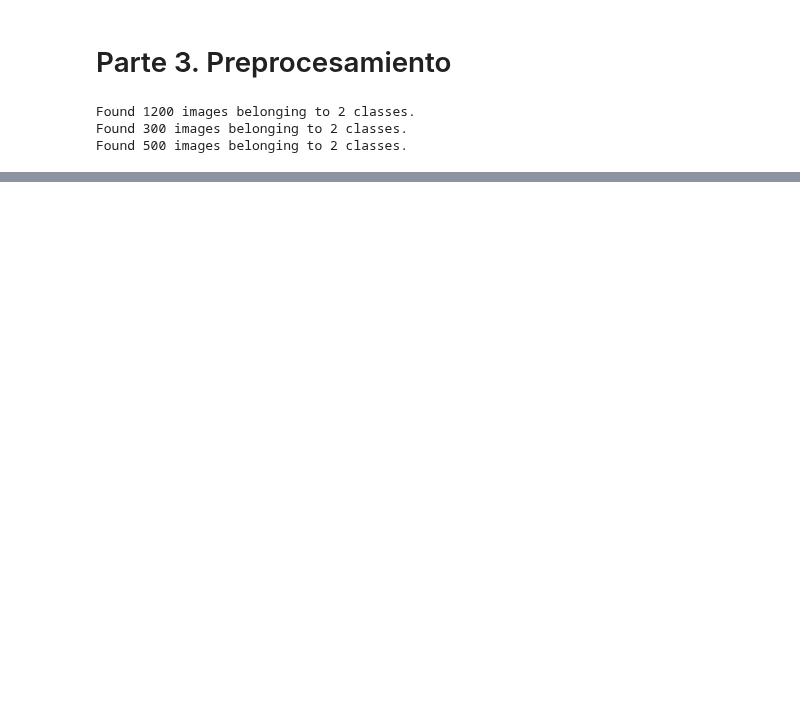
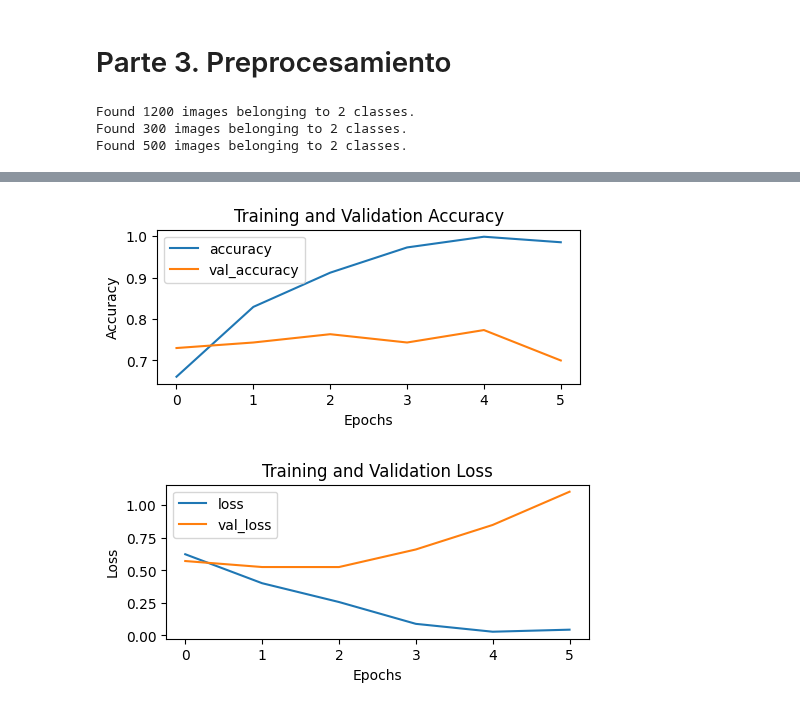
Before and after one commit to DeisyData/BIT_IA_Bootcamp, a Jupyter notebook: S12_C2_CNN_Binary_clase.ipynb, the cells around one changed output, grey strips where cells are left out. Cells and saved outputs as stored; diff of their text form; code cells hidden in the pictures; blank space fills up the shorter version.

```diff
--- a/S12_C2_CNN_Binary_clase.ipynb
+++ b/S12_C2_CNN_Binary_clase.ipynb
@@ -145,0 +142,7 @@ Found 500 images belonging to 2 classes.
+# %%
+model_1 = Sequential([Conv2D(filters=10, kernel_size=3, input_shape=(224,224,3), padding = 'valid', activation="relu"),
+                      Conv2D(filters=10, kernel_size=3,  activation="relu"),
+                      Conv2D(filters=10, kernel_size=3,  activation="relu"),
+                      Conv2D(filters=10, kernel_size=3,  activation="relu"),
+                      Flatten(),
+                      Dense(units=1, activation="sigmoid")])
@@ -145,0 +171,2 @@ Found 500 images belonging to 2 classes.
+# %%
+model_1.compile(loss="binary_crossentropy", optimizer=Adam(), metrics=["accuracy"])
@@ -145,0 +177,8 @@ Found 500 images belonging to 2 classes.
+# %%
+batch_size = 32
+history_1 = model_1.fit(train_data,
+                        epochs=6,
+                        #steps_per_epoch=np.floor(len(train_data)//batch_size),  #floor(len(X_train)//batch_size)
+                        validation_data=valid_data,
+                        #validation_steps=np.floor(len(valid_data)//batch_size),
+                        verbose = 1)
@@ -145,0 +208,27 @@ Found 500 images belonging to 2 classes.
+# %%
+def plot_train_curves(history):
+  plt.figure(figsize=(12,2))
+  plt.subplot(1,2,1)
+  plt.plot(history.history["accuracy"], label = "accuracy")
+  plt.plot(history.history["val_accuracy"], label = "val_accuracy")
+  plt.title("Training and Validation Accuracy")
+  plt.xlabel("Epochs")
+  plt.ylabel("Accuracy")
+  plt.legend()
+  plt.show()
+
+
+  plt.figure(figsize=(12,2))
+  plt.subplot(1,2,1)
+  plt.plot(history.history["loss"], label = "loss")
+  plt.plot(history.history["val_loss"], label = "val_loss")
+  plt.title("Training and Validation Loss")
+  plt.xlabel("Epochs")
+  plt.ylabel("Loss")
+  plt.legend()
+  plt.show()
+# %%
+plot_train_curves(history_1)
+# %% [output]
+[figure, added]
+[figure, added]
```
Also changed, not shown: parts of 15 cells of this notebook.
